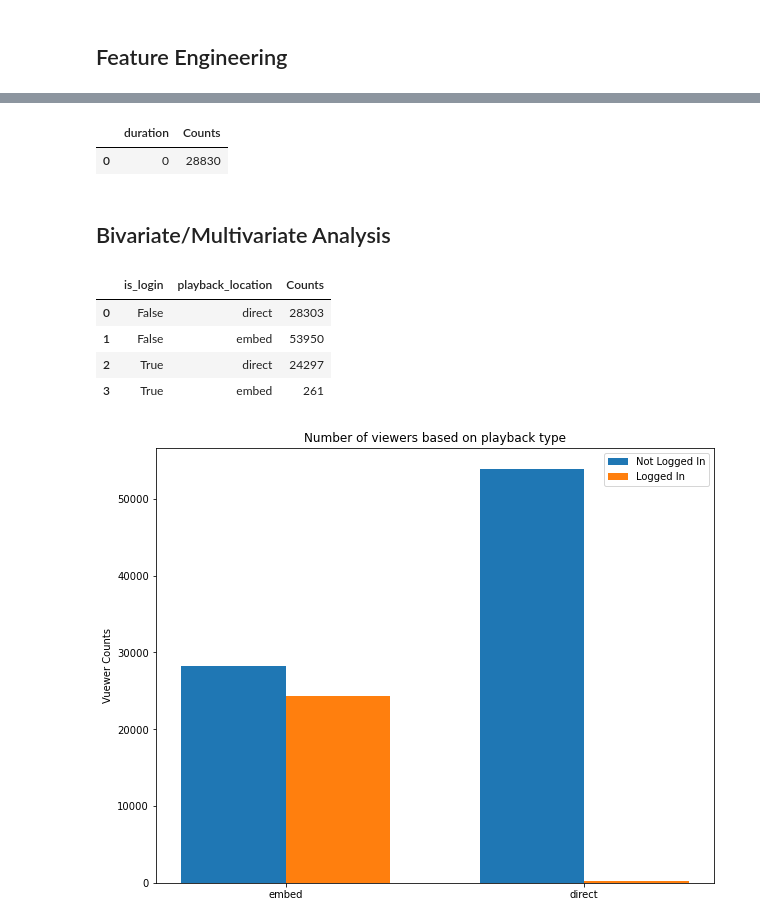
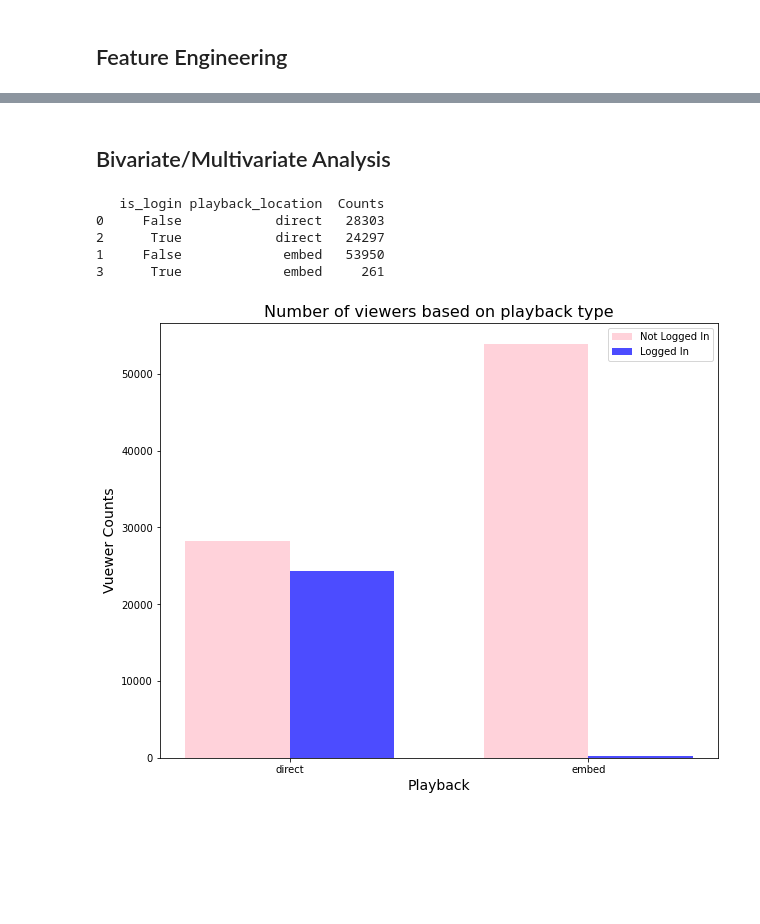
Before and after one commit to archeltaneka/vidio-dataset-eda, a Jupyter notebook: exploratory_notebook.ipynb, the cells around one changed output, grey strips where cells are left out. Saved outputs shown, nothing was run; the diff lists cells and outputs as text; code cells hidden in the pictures; blank space fills up the shorter version.

```diff
--- a/exploratory_notebook.ipynb
+++ b/exploratory_notebook.ipynb
@@ -603,40 +601,35 @@ plt.show()
-# %%
-max_duration = df_duration['Counts'].max()
-df_duration[df_duration['Counts'] == max_duration]
-# %% [output]
-|  | duration | Counts |
-| 0 | 0 | 28830 |
 # %% [markdown]
 ## Bivariate/Multivariate Analysis
-# %%
-df_login_playback = df[['is_login', 'playback_location']].value_counts()
-df_login_playback = pd.pivot_table(df_login_playback.to_frame(), values=0, index=['is_login', 'playback_location'], aggfunc=np.sum)
-df_login_playback = df_login_playback.reset_index()
-df_login_playback = df_login_playback.rename(columns={0: 'Counts'})
-
-df_login_playback
-# %% [output]
-|  | is_login | playback_location | Counts |
-| 0 | False | direct | 28303 |
-| 1 | False | embed | 53950 |
-| 2 | True | direct | 24297 |
-| 3 | True | embed | 261 |
 # %%
-# number of passengers who didn't survive grouped by gender
-x = np.arange(len(PLAYBACK))  # the label locations
-width = 0.35  # the width of the bars
+# number of viewers based on login status and playback location
+df_login_playback = df[['is_login', 'playback_location']].value_counts()
+df_login_playback = pd.pivot_table(df_login_playback.to_frame(), values=0, index=['is_login', 'playback_location'], aggfunc=np.sum)
+df_login_playback = df_login_playback.reset_index()
+df_login_playback = df_login_playback.rename(columns={0: 'Counts'})
+
+df_login_playback = df_login_playback.sort_values(by=['playback_location'])
+print(df_login_playback)
+
+x = np.arange(len(PLAYBACK))
+width = 0.35
 
 fig, ax = plt.subplots(figsize=(10,8))
 
-ax.bar(x - width/2, df_login_playback[df_login_playback['is_login'] == 0]['Counts'], width)
-ax.bar(x + width/2, df_login_playback[df_login_playback['is_login'] == 1]['Counts'], width)
-# plt.xticks(np.arange(2), GENDER)
-ax.set_ylabel('Vuewer Counts')
-ax.set_title('Number of viewers based on playback type')
+ax.bar(x - width/2, df_login_playback[df_login_playback['is_login'] == 0]['Counts'], width, label='Not Logged In', color='pink', alpha=.7)
+ax.bar(x + width/2, df_login_playback[df_login_playback['is_login'] == 1]['Counts'], width, label='Logged In', color='blue', alpha=.7)
+
+ax.set_title('Number of viewers based on playback type', fontsize=16)
+ax.set_ylabel('Vuewer Counts', fontsize=14)
+ax.set_xlabel('Playback', fontsize=14)
 ax.set_xticks(x)
-ax.set_xticklabels(PLAYBACK)
+ax.set_xticklabels(df_login_playback['playback_location'].unique())
 ax.legend(['Not Logged In', 'Logged In'])
 
 plt.show()
 # %% [output]
+   is_login playback_location  Counts
+0     False            direct   28303
+2      True            direct   24297
+1     False             embed   53950
+3      True             embed     261
-[figure, old version]
+[figure, new version]
```
Also changed, not shown: parts of 39 cells of this notebook.
